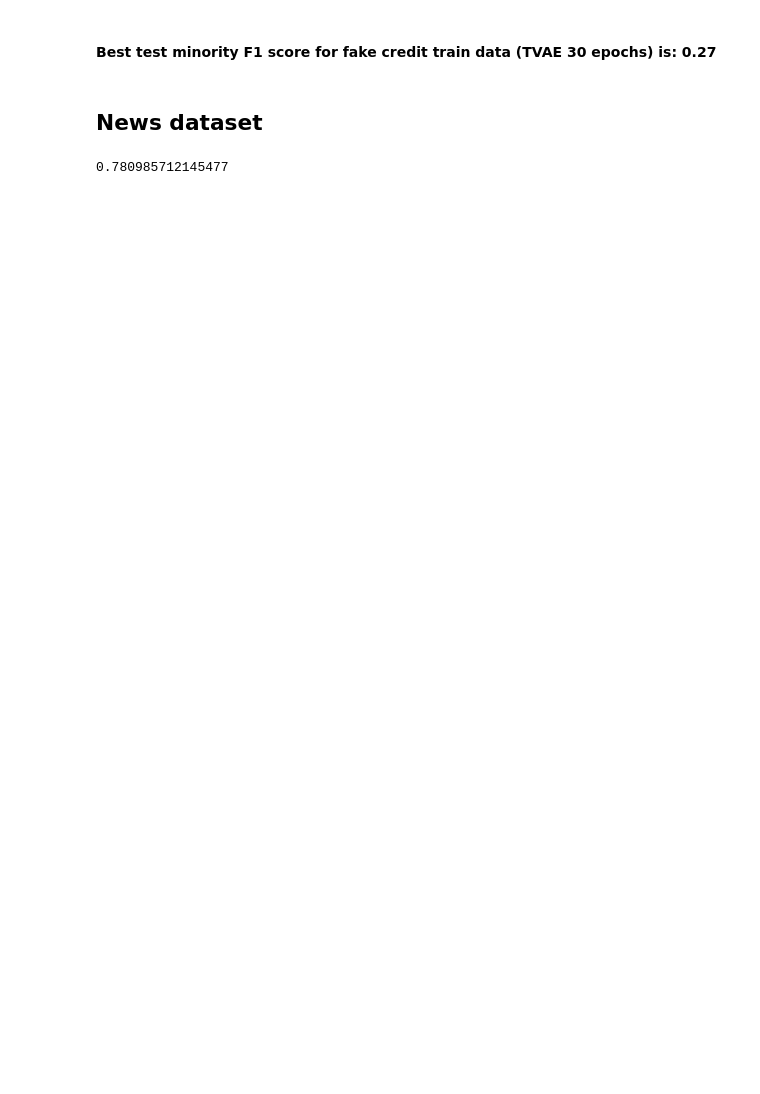
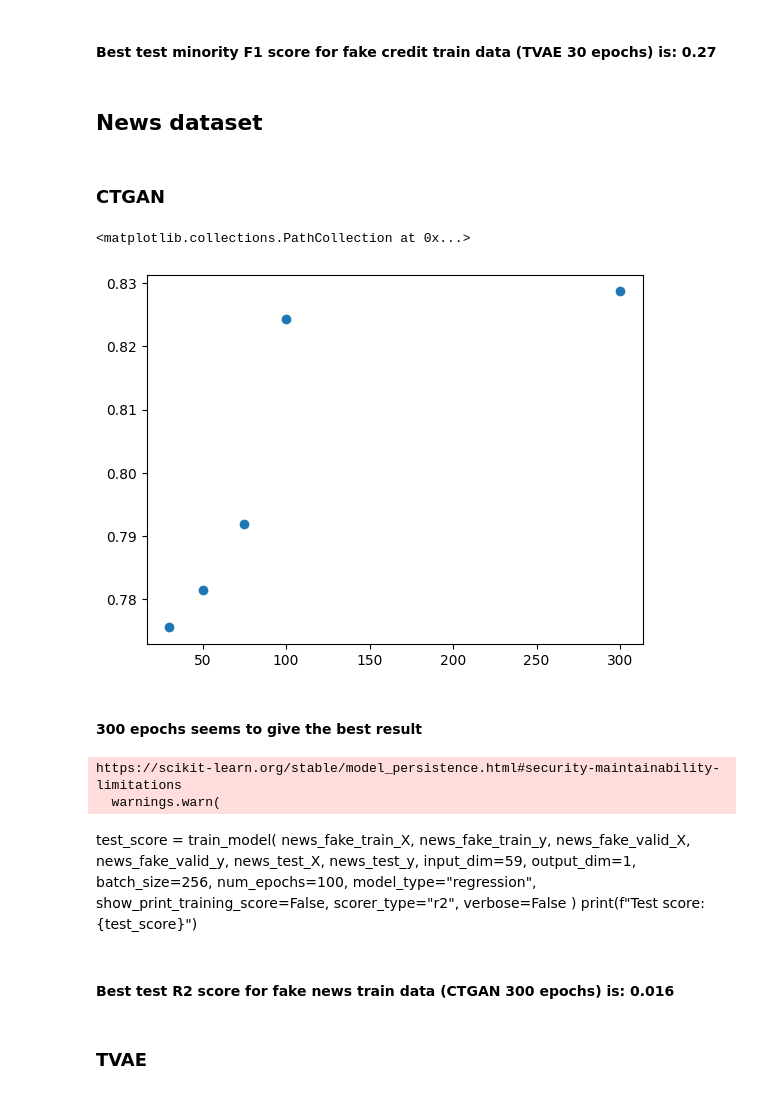
Before and after one commit to edithal-14/csc2516_2023_project, a Jupyter notebook: code/benchmark.ipynb, the cells around one changed output. Cells and saved outputs as stored; diff of their text form; code cells hidden in the pictures; blank space fills up the shorter version.

Commit message:
Add fake news function

```diff
--- a/code/benchmark.ipynb
+++ b/code/benchmark.ipynb
@@ -437,7 +437,7 @@ def load_news(path="../dataset/news/"):
     news_train_X, news_valid_X, news_train_y, news_valid_y = train_test_split(news_train_X, news_train_y, test_size=0.1, random_state=1, shuffle=True)
     return news_train_X, news_train_y, news_valid_X, news_valid_y, news_test_X, news_test_y
 # %%
-def load_fake_news(path="dataset/news/", synthesizer="ctgan", num_epochs=50):
+def load_fake_news(path="dataset/news/", synthesizer="ctgan", num_epochs=50, pretrained=""):
     cat_columns = [
         "data_channel_is_lifestyle",
         "data_channel_is_entertainment",
@@ -460,12 +460,23 @@ def load_fake_news(path="dataset/news/", synthesizer="ctgan", num_epochs=50):
     # Remove url column
     news_df = news_df.drop(columns=["url"])
     if synthesizer == "ctgan":
-        model = CTGAN(epochs=num_epochs)
+        if pretrained:
+            model = CTGAN.load(pretrained)
+        else:
+            model = CTGAN(epochs=num_epochs)
     elif synthesizer == "tvae":
-        model = TVAE(epochs=num_epochs)
+        if pretrained:
+            model = TVAE.load(pretrained)
+        else:
+            model = TVAE(epochs=num_epochs)
     else:
         raise Exception(f"Synthesizer {synthesizer} not defined!")
-    model.fit(news_df, discrete_columns=cat_columns)
+    if not pretrained:
+        model.fit(news_df, discrete_columns=cat_columns)
+        # Training fake data synthesizer for credit takes a lot of time, save the model to reuse it
+        now = datetime.datetime.now()
+        current_time = now.strftime("%d-%m-%Y-%H-%M-%S")
+        model.save(f"../models/credit_{synthesizer}_{num_epochs}_epochs_{current_time}.pkl")
     fake_df = model.sample(news_df.shape[0])
     # Do not perform one hot encoding since the categorical columns are already binary valued
     news_fake_train_y = fake_df.pop("shares").to_numpy()[..., None]
@@ -1138,13 +1138,60 @@ Test score: 0.2711864406779661
 #### Best test minority F1 score for fake credit train data (TVAE 30 epochs) is: 0.27
 # %% [markdown]
 ## News dataset
+# %% [markdown]
+### CTGAN
+# %%
+result_dict = dict()
+files_dict = {
+    100: "news_ctgan_100_epochs_05-04-2023-03-41-27.pkl",
+    300: "news_ctgan_300_epochs_05-04-2023-04-03-47.pkl",
+    30: "news_ctgan_30_epochs_05-04-2023-03-19-52.pkl",
+    50: "news_ctgan_50_epochs_05-04-2023-03-25-23.pkl",
+    75: "news_ctgan_75_epochs_05-04-2023-03-32-35.pkl",
+}
+train_data = np.concatenate((news_train_X, news_train_y), axis=-1)
+for epoch in files_dict:
+    print(f"Epoch: {epoch}")
+    news_fake_train_X, news_fake_train_y, news_fake_valid_X, news_fake_valid_y = load_fake_news(
+        path=f"../dataset/news/", synthesizer="ctgan", num_epochs=epoch, pretrained=f"../models/{files_dict[epoch]}"
+    )
+    fake_data = np.concatenate((news_fake_train_X, news_fake_train_y), axis=-1)
+    score = evaluate(pd.DataFrame(fake_data), pd.DataFrame(train_data))
+    result_dict[epoch] = score
+# %%
+epochs = list(result_dict.keys())
+plt.scatter(x=epochs, y=[result_dict[i] for i in epochs])
+# %% [output]
+<matplotlib.collections.PathCollection at 0x...>
+[figure, added]
+# %% [markdown]
+#### 300 epochs seems to give the best result
 # %%
 news_fake_train_X, news_fake_train_y, news_fake_valid_X, news_fake_valid_y = load_fake_news(
-    path="../dataset/news/", synthesizer="ctgan", num_epochs=10
+    path="../dataset/news/", synthesizer="ctgan", pretrained="../models/news_ctgan_300_epochs_05-04-2023-04-03-47.pkl", num_epochs=300
 )
+# %% [output]
+https://scikit-learn.org/stable/model_persistence.html#security-maintainability-limitations
+  warnings.warn(
-# %%
-train_data = np.concatenate((news_train_X, news_train_y), axis=-1)
-fake_data = np.concatenate((news_fake_train_X, news_fake_train_y), axis=-1)
-evaluate(pd.DataFrame(fake_data), pd.DataFrame(train_data))
-# %% [output]
-0.780985712145477
+# %% [markdown]
+test_score = train_model(
+    news_fake_train_X,
+    news_fake_train_y,
+    news_fake_valid_X,
+    news_fake_valid_y,
+    news_test_X,
+    news_test_y,
+    input_dim=59,
+    output_dim=1,
+    batch_size=256,
+    num_epochs=100,
+    model_type="regression",
+    show_print_training_score=False,
+    scorer_type="r2",
+    verbose=False
+)
+print(f"Test score: {test_score}")
+# %% [markdown]
+#### Best test R2 score for fake news train data (CTGAN 300 epochs) is: 0.016
+# %% [markdown]
+### TVAE
```
Also changed, not shown: parts of 8 cells of this notebook.
